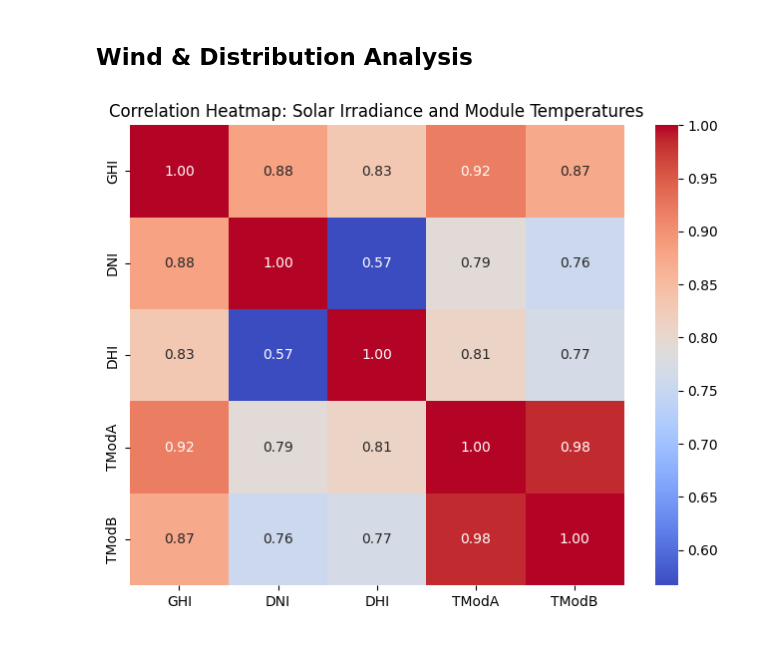
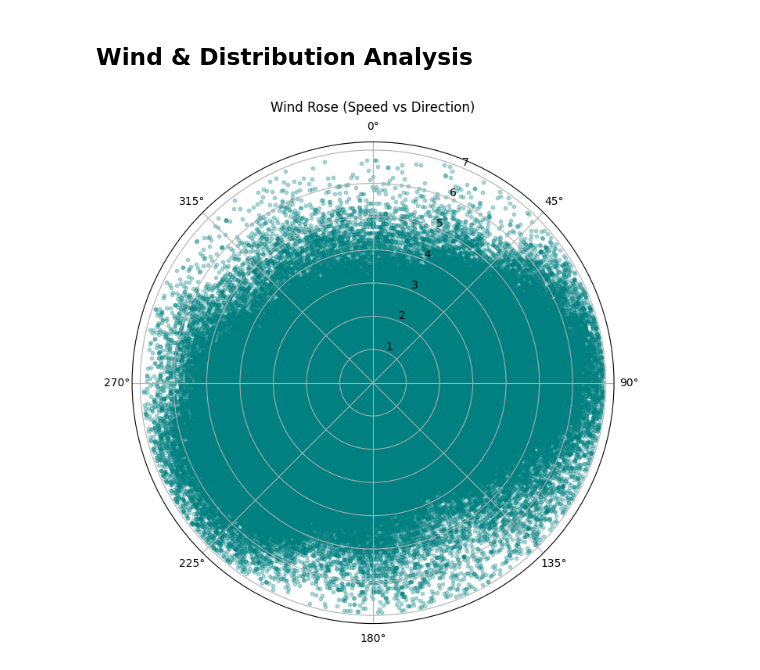
Before and after one commit to eyobedanalyst/solar-challenge-week0, a Jupyter notebook: notebooks/benin_eda.ipynb, the cells around one changed output. Cells and saved outputs as stored; diff of their text form; code cells hidden in the pictures.

```diff
--- a/notebooks/benin_eda.ipynb
+++ b/notebooks/benin_eda.ipynb
@@ -259,16 +320,21 @@ plt.show()
 # %% [markdown]
 ## Wind & Distribution Analysis
 # %%
-# Select relevant columns
-corr_cols = ['GHI', 'DNI', 'DHI', 'TModA', 'TModB']
+# Drop missing values
+wind_df = df[['WD', 'WS']].dropna()
 
-# Compute correlation matrix
-corr = df[corr_cols].corr()
+# Convert to radians for polar plotting
+wind_dir_rad = np.deg2rad(wind_df['WD'])
 
-# Plot heatmap
-plt.figure(figsize=(8,6))
-sns.heatmap(corr, annot=True, cmap='coolwarm', fmt=".2f")
-plt.title("Correlation Heatmap: Solar Irradiance and Module Temperatures")
+plt.figure(figsize=(8, 8))
+ax = plt.subplot(111, polar=True)
+ax.set_theta_zero_location('N')   # 0° at North
+ax.set_theta_direction(-1)        # Clockwise
+
+# Plot wind speed vs direction
+ax.scatter(wind_dir_rad, wind_df['WS'], alpha=0.3, s=10, color='teal')
+
+ax.set_title("Wind Rose (Speed vs Direction)", va='bottom')
 plt.show()
 # %% [output]
-[figure, old version]
+[figure, new version]
```
Also changed, not shown: parts of 23 cells of this notebook.
